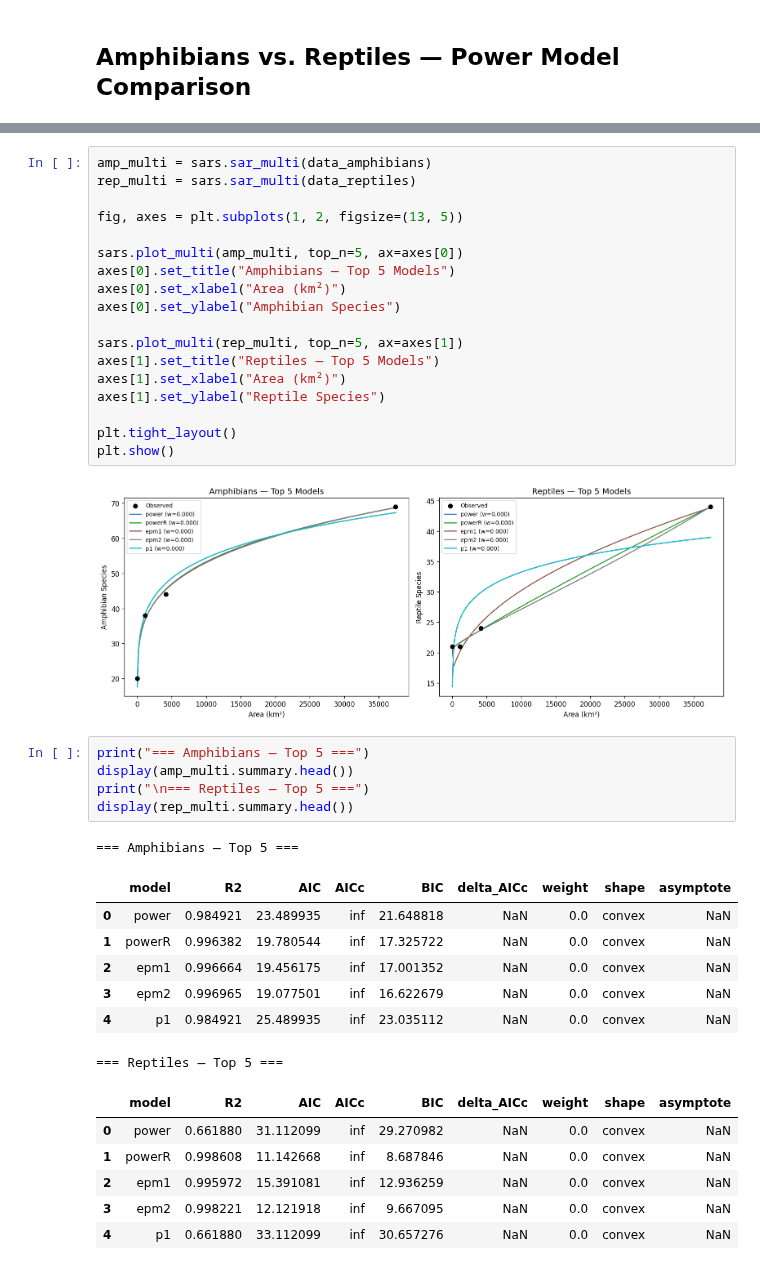
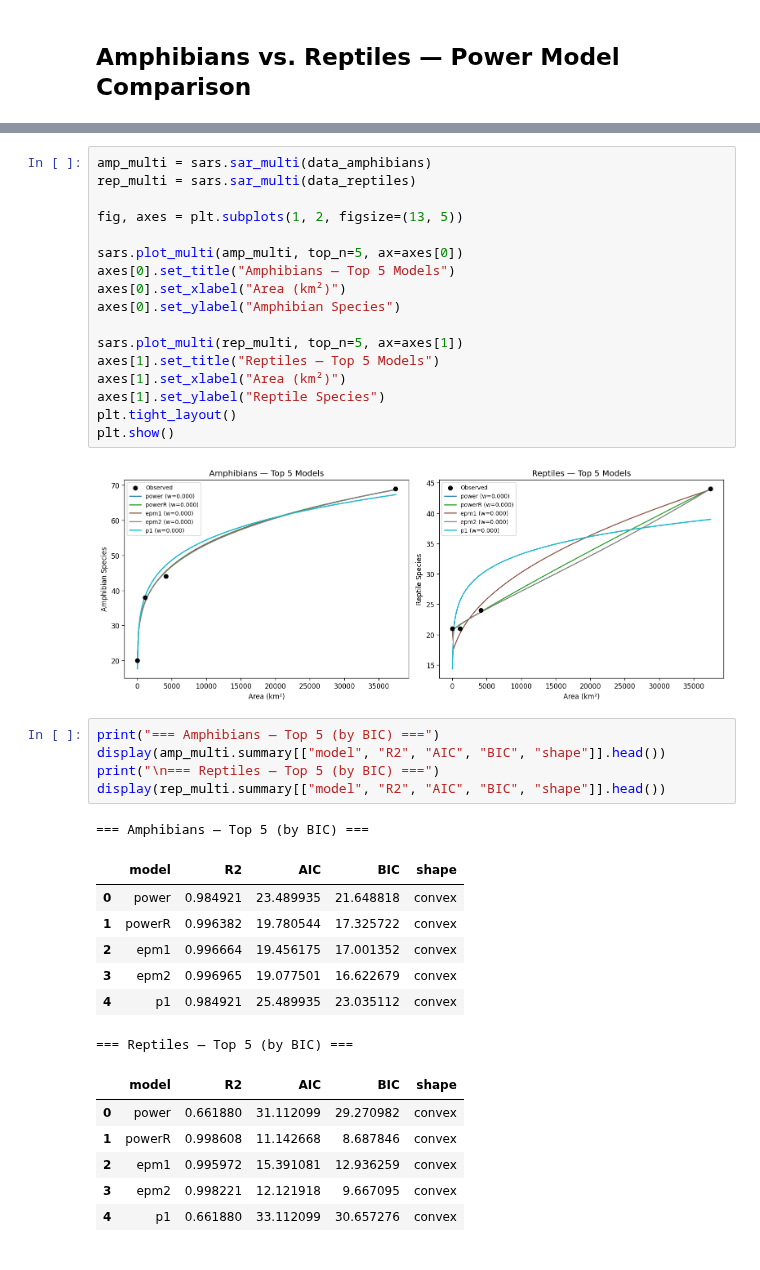
Before and after one commit to jmcmeen/etn-sar, a Jupyter notebook: analysis_updates.ipynb, the cells around one changed output, grey strips where cells are left out. Cells and saved outputs as stored; diff of their text form.

```diff
--- a/analysis_updates.ipynb
+++ b/analysis_updates.ipynb
@@ -237,29 +256,28 @@ sars.plot_multi(rep_multi, top_n=5, ax=axes[1])
 axes[1].set_title("Reptiles — Top 5 Models")
 axes[1].set_xlabel("Area (km²)")
 axes[1].set_ylabel("Reptile Species")
-
 plt.tight_layout()
 plt.show()
 # %% [output]
 [figure]
 # %%
-print("=== Amphibians — Top 5 ===")
-display(amp_multi.summary.head())
-print("\n=== Reptiles — Top 5 ===")
-display(rep_multi.summary.head())
+print("=== Amphibians — Top 5 (by BIC) ===")
+display(amp_multi.summary[["model", "R2", "AIC", "BIC", "shape"]].head())
+print("\n=== Reptiles — Top 5 (by BIC) ===")
+display(rep_multi.summary[["model", "R2", "AIC", "BIC", "shape"]].head())
 # %% [output]
-=== Amphibians — Top 5 ===
+=== Amphibians — Top 5 (by BIC) ===
-|  | model | R2 | AIC | AICc | BIC | delta_AICc | weight | shape | asymptote |
-| 0 | power | 0.984921 | 23.489935 | inf | 21.648818 | NaN | 0.0 | convex | NaN |
-| 1 | powerR | 0.996382 | 19.780544 | inf | 17.325722 | NaN | 0.0 | convex | NaN |
-| 2 | epm1 | 0.996664 | 19.456175 | inf | 17.001352 | NaN | 0.0 | convex | NaN |
-| 3 | epm2 | 0.996965 | 19.077501 | inf | 16.622679 | NaN | 0.0 | convex | NaN |
-| 4 | p1 | 0.984921 | 25.489935 | inf | 23.035112 | NaN | 0.0 | convex | NaN |
+|  | model | R2 | AIC | BIC | shape |
+| 0 | power | 0.984921 | 23.489935 | 21.648818 | convex |
+| 1 | powerR | 0.996382 | 19.780544 | 17.325722 | convex |
+| 2 | epm1 | 0.996664 | 19.456175 | 17.001352 | convex |
+| 3 | epm2 | 0.996965 | 19.077501 | 16.622679 | convex |
+| 4 | p1 | 0.984921 | 25.489935 | 23.035112 | convex |
-=== Reptiles — Top 5 ===
+=== Reptiles — Top 5 (by BIC) ===
-|  | model | R2 | AIC | AICc | BIC | delta_AICc | weight | shape | asymptote |
-| 0 | power | 0.661880 | 31.112099 | inf | 29.270982 | NaN | 0.0 | convex | NaN |
-| 1 | powerR | 0.998608 | 11.142668 | inf | 8.687846 | NaN | 0.0 | convex | NaN |
-| 2 | epm1 | 0.995972 | 15.391081 | inf | 12.936259 | NaN | 0.0 | convex | NaN |
-| 3 | epm2 | 0.998221 | 12.121918 | inf | 9.667095 | NaN | 0.0 | convex | NaN |
-| 4 | p1 | 0.661880 | 33.112099 | inf | 30.657276 | NaN | 0.0 | convex | NaN |
+|  | model | R2 | AIC | BIC | shape |
+| 0 | power | 0.661880 | 31.112099 | 29.270982 | convex |
+| 1 | powerR | 0.998608 | 11.142668 | 8.687846 | convex |
+| 2 | epm1 | 0.995972 | 15.391081 | 12.936259 | convex |
+| 3 | epm2 | 0.998221 | 12.121918 | 9.667095 | convex |
+| 4 | p1 | 0.661880 | 33.112099 | 30.657276 | convex |
 # %% [markdown]
```
Also changed, not shown: parts of 42 cells of this notebook.
